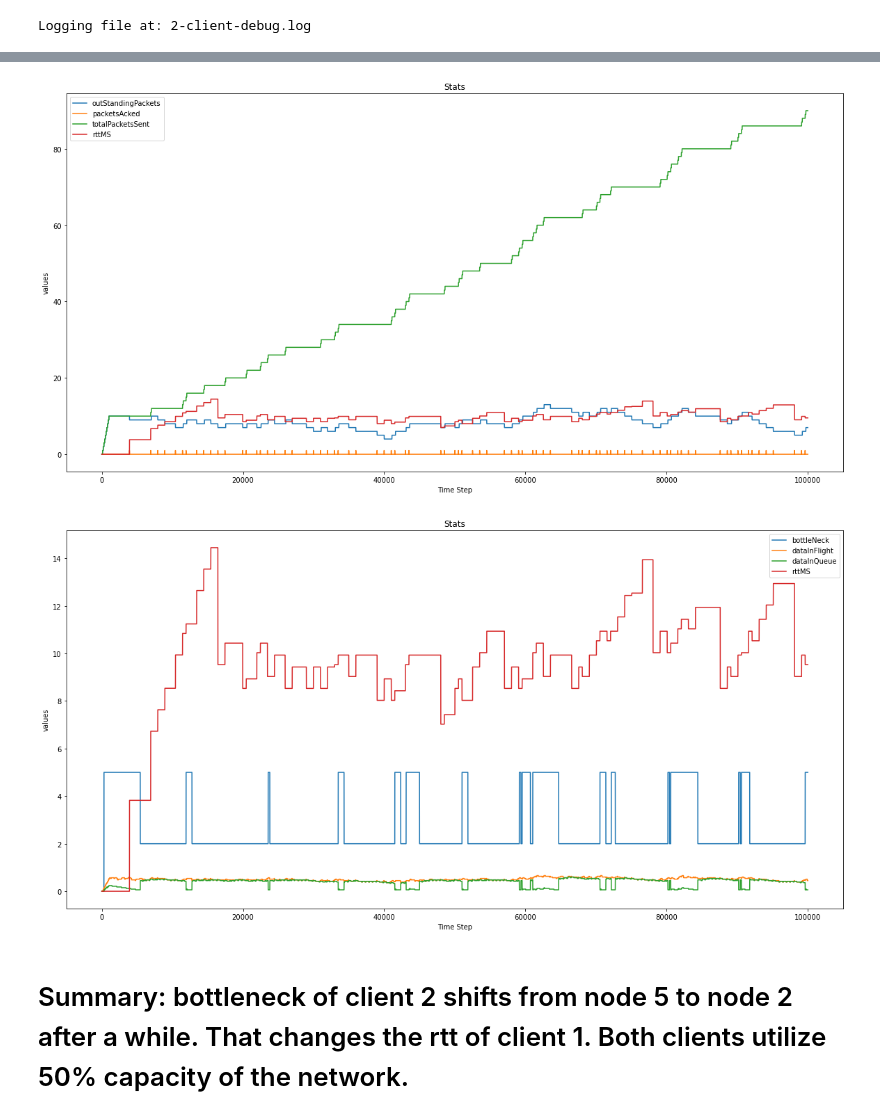
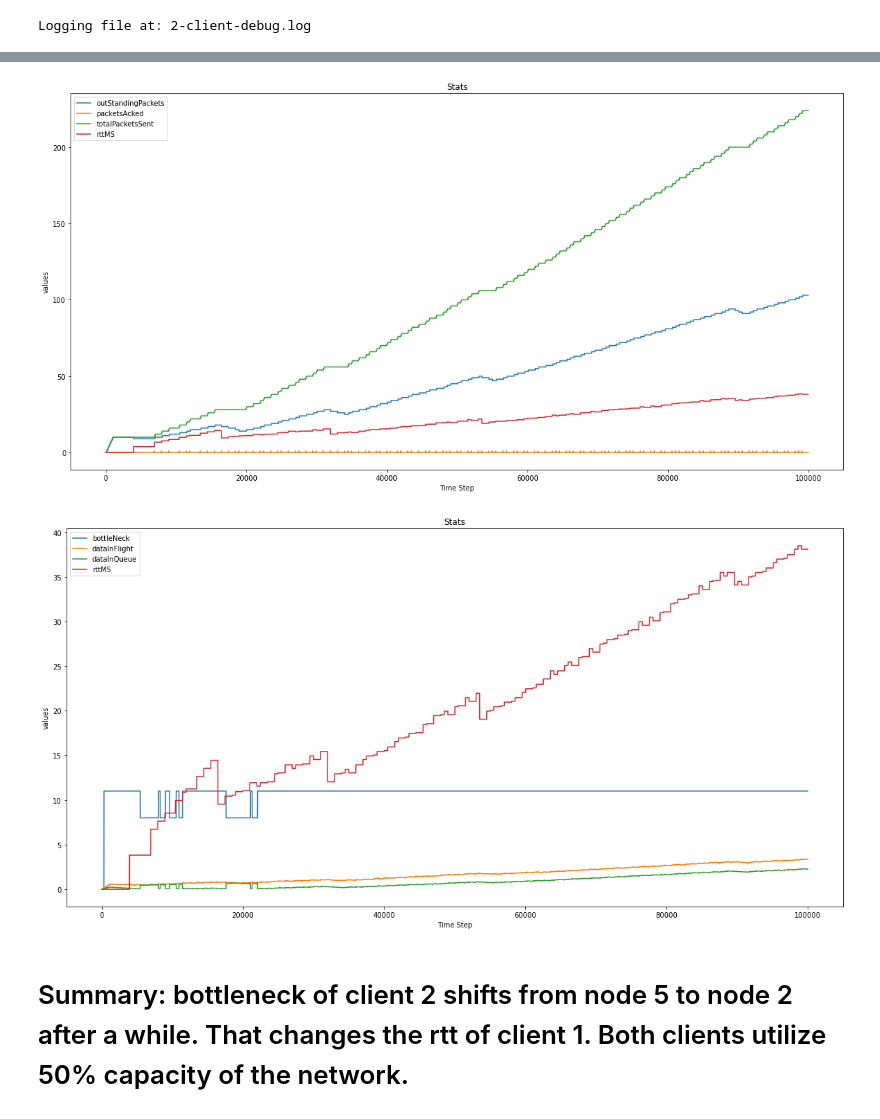
Before and after one commit to adhocmaster/pyns, a Jupyter notebook: scenarios/2-client-rtt.ipynb, the cells around one changed output, grey strips where cells are left out. Drawn from its saved outputs; the diff is of its cells as text; code cells hidden in the pictures.

```diff
--- a/scenarios/2-client-rtt.ipynb
+++ b/scenarios/2-client-rtt.ipynb
@@ -66,6 +68,6 @@ analyzer.createPlotsForTimeSteps(client.stats, ['bottleNeck', 'dataInFlight', 'd
 # %%
 nodeManager.reset()
-simulator = EventSimulator(timeResolutionUnit=timeResolutionUnit, debug=False)
+simulator = EventSimulator(timeResolutionUnit=timeResolutionUnit, nodeManager=nodeManager, debug=False)
 simulator.addClient(client)
 simulator.addClient(client2)
 
@@ -83,4 +85,4 @@ analyzer.createPlotsForTimeSteps(client2.stats, ['bottleNeck', 'dataInFlight', '
-[figure, old version]
+[figure, new version]
-[figure, old version]
+[figure, new version]
 # %% [markdown]
 # Summary: bottleneck of client 2 shifts from node 5 to node 2 after a while. That changes the rtt of client 1. Both clients utilize 50% capacity of the network.
```
Also changed, not shown: parts of 4 cells of this notebook, 2 other files.
